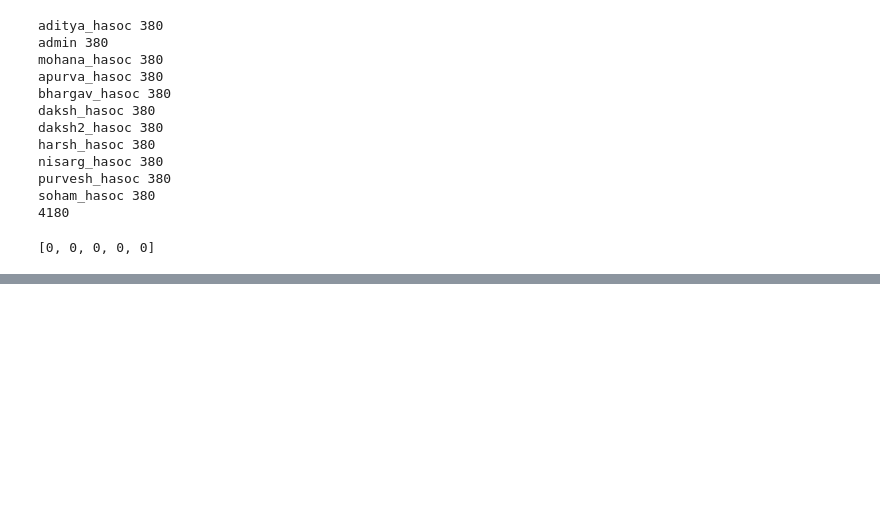
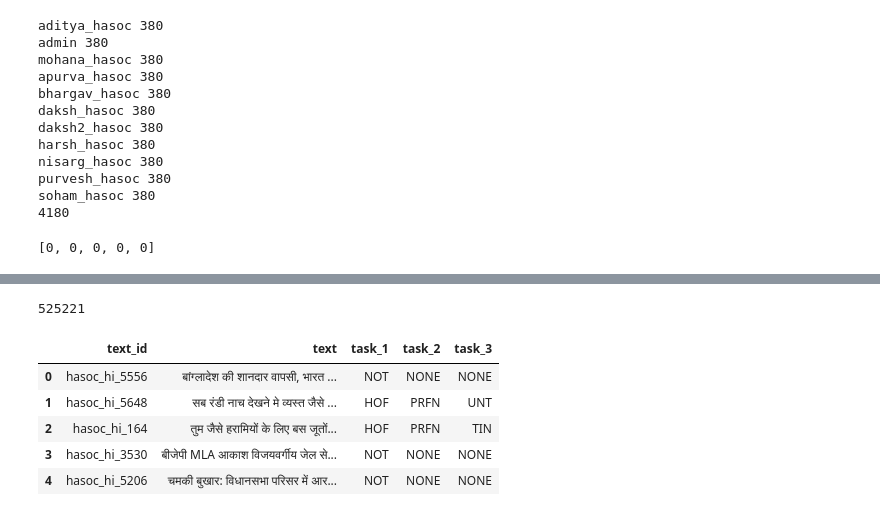
Before and after one commit to daksh2298/hasoc_hindi, a Jupyter notebook: data/operations.ipynb, the cells around one changed output, grey strips where cells are left out. Cells and saved outputs as stored; diff of their text form; code cells hidden in the pictures; blank space fills up the shorter version.

```diff
--- a/data/operations.ipynb
+++ b/data/operations.ipynb
@@ -1709,0 +1788,7 @@ for ids in assigned_dict:
+# %%
+same_ptr=open('temp_same.tsv','w')
+diff_ptr=open('temp_diff.tsv','w')
+same_ptr.write(same_data)
+diff_ptr.write(diff_data)
+# %% [output]
+525221
@@ -1709,0 +1798,14 @@ for ids in assigned_dict:
+# %%
+df=pd.read_csv('temp.tsv',sep='\t',names=['text_id','text','task_1','task_2','task_3'])
+# %%
+df = df.replace({pd.np.nan: 'NONE'})
+df = df.replace({'None': 'NONE'})
+# %%
+df.head()
+# %% [output]
+|  | text_id | text | task_1 | task_2 | task_3 |
+| 0 | hasoc_hi_5556 | बांग्लादेश की शानदार वापसी, भारत ... | NOT | NONE | NONE |
+| 1 | hasoc_hi_5648 | सब रंडी नाच देखने मे व्यस्त जैसे ... | HOF | PRFN | UNT |
+| 2 | hasoc_hi_164 | तुम जैसे हरामियों के लिए बस जूतों... | HOF | PRFN | TIN |
+| 3 | hasoc_hi_3530 | बीजेपी MLA आकाश विजयवर्गीय जेल से... | NOT | NONE | NONE |
+| 4 | hasoc_hi_5206 | चमकी बुखार: विधानसभा परिसर में आर... | NOT | NONE | NONE |
```
Also changed, not shown: parts of 31 cells of this notebook, 11 other files.
